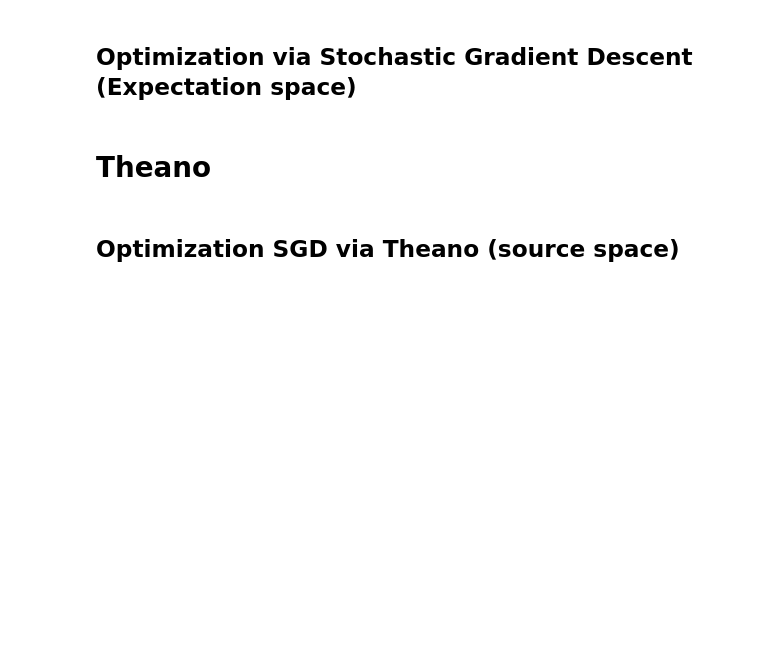
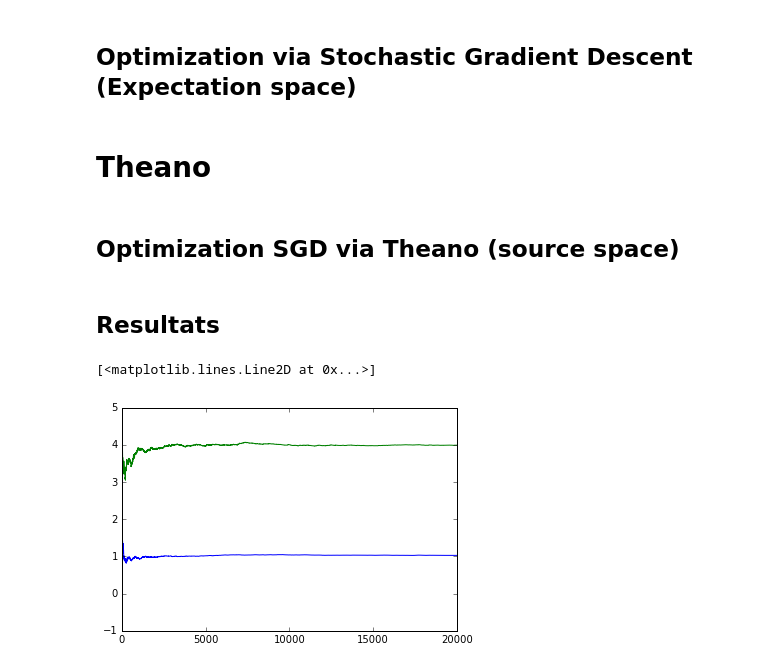
Before and after one commit to christophesaintjean/christophesaintjean.github.io, a Jupyter notebook: Python/Optimization with univariate gaussian.ipynb, the cells around one changed output. Cells and saved outputs as stored; diff of their text form; code cells hidden in the pictures; blank space fills up the shorter version.

Commit message:
Ajout de graphiques Commentaire: Le cache ne marche pas bien car les fichiers sont trop gros

```diff
--- a/Python/Optimization with univariate gaussian.ipynb
+++ b/Python/Optimization with univariate gaussian.ipynb
@@ -629,0 +681,2 @@ kl_boxplot(results_0005, Xt, [200, 2000, 20000])
+# %% [markdown]
+## Resultats
@@ -629,0 +780,10 @@ kl_boxplot(results_0005, Xt, [200, 2000, 20000])
+# %%
+resultats_exact = load('resultats_exact.pklz')
+mu_list, sig_list, ave_ll_train, ave_ll_test, KL_exact = resultats_exact
+plt.plot(np.arange(1,len(ave_ll_train)+1), mu_list)
+plt.plot(np.arange(1,len(ave_ll_train)+1), sig_list)
+#ax = plt.gca()
+#print(ax.set_ylim([0,0.02]))
+# %% [output]
+[<matplotlib.lines.Line2D at 0x...>]
+[figure, added]
```
Also changed, not shown: parts of 24 cells of this notebook.
